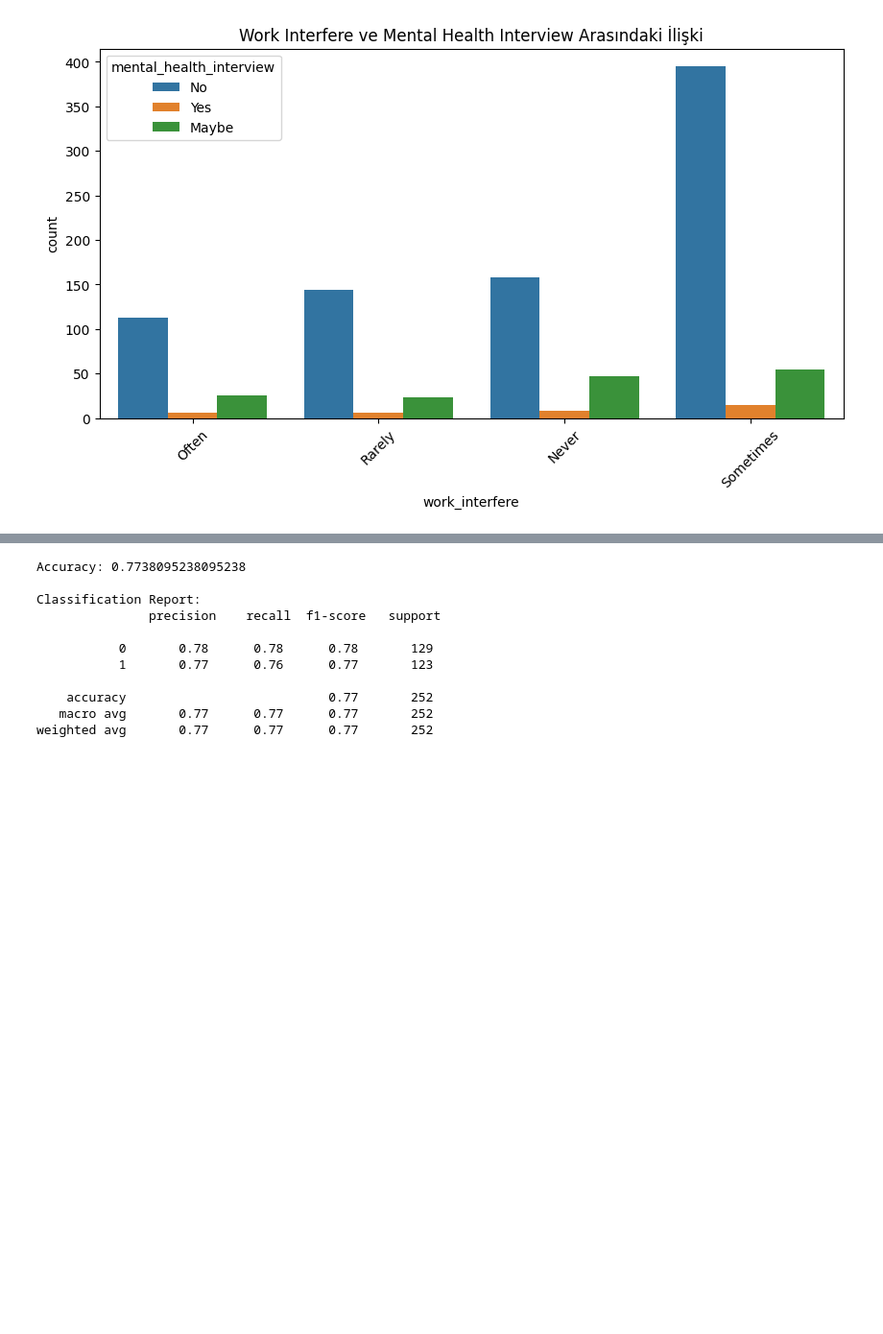
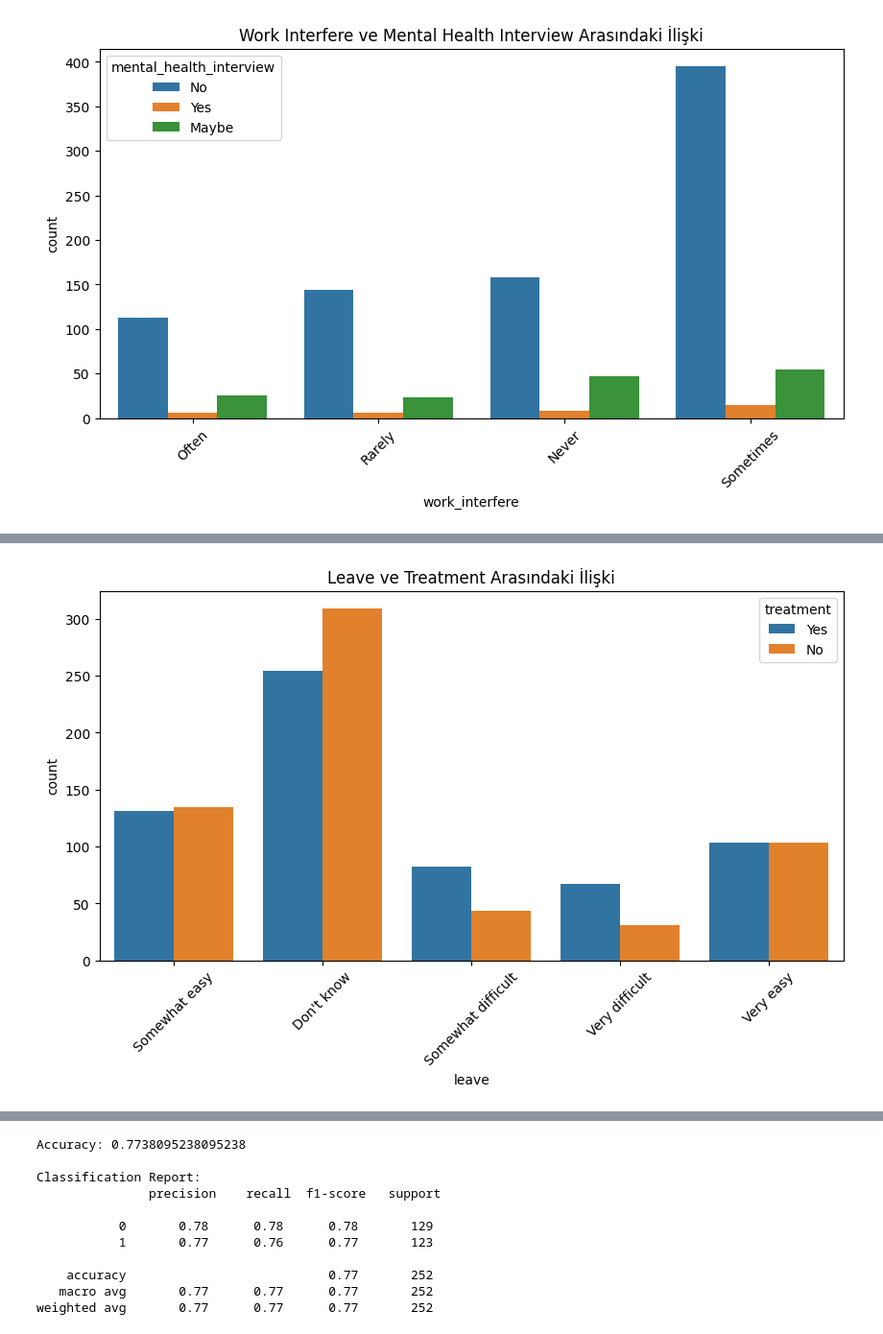
Before and after one commit to Suedaern/Data-Mining-Project, a Jupyter notebook: YeniMining.ipynb, the cells around one changed output, grey strips where cells are left out. Shown: that part at 96% size. Drawn from its saved outputs; the diff is of its cells as text; code cells hidden in the pictures; blank space fills up the shorter version.

```diff
--- a/YeniMining.ipynb
+++ b/YeniMining.ipynb
@@ -325,0 +350,8 @@ plt.show()
+# %%
+plt.figure(figsize=(10, 5))
+sns.countplot(data=data, x='leave', hue='treatment')
+plt.xticks(rotation=45)
+plt.title('Leave ve Treatment Arasındaki İlişki')
+plt.show()
+# %% [output]
+[figure, added]
```
Also changed, not shown: parts of 12 cells of this notebook.
